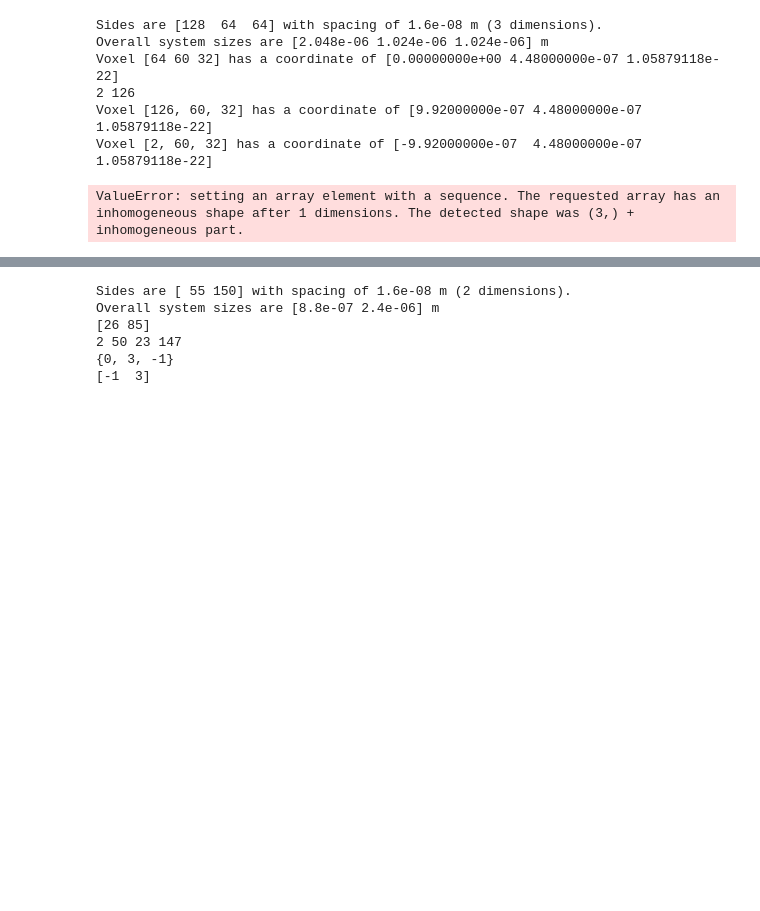
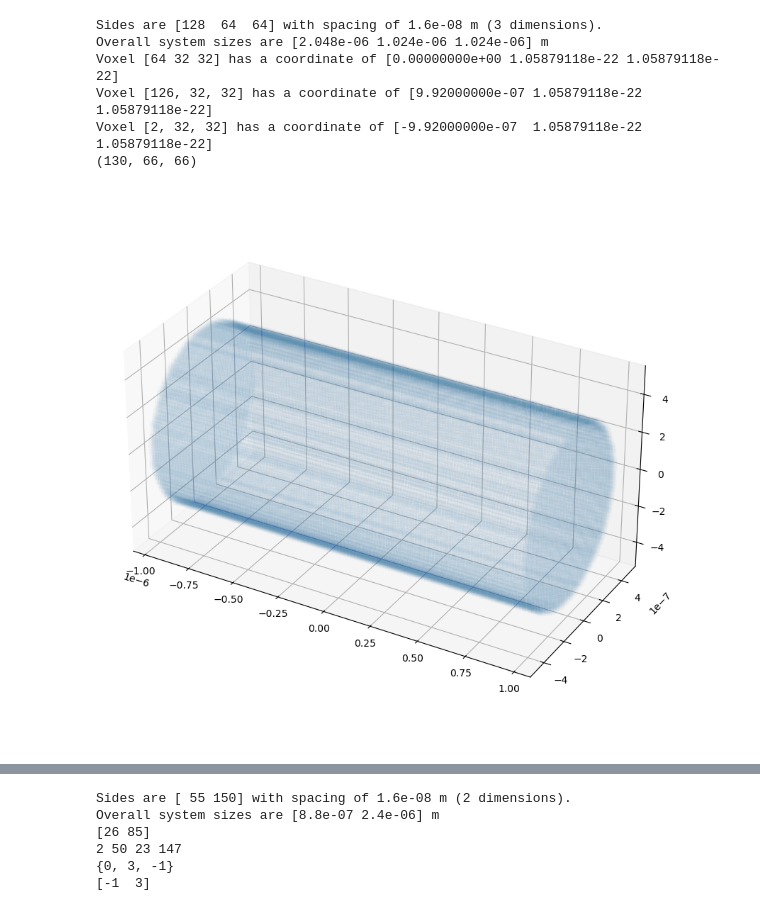
Before and after one commit to darrenjhsu/redicell_framework, a Jupyter notebook: Interactive_design_tool.ipynb, the cells around one changed output, grey strips where cells are left out. Cells and saved outputs as stored; diff of their text form; code cells hidden in the pictures; blank space fills up the shorter version.

```diff
--- a/Interactive_design_tool.ipynb
+++ b/Interactive_design_tool.ipynb
@@ -180,18 +223,19 @@ class DesignTool:
 # %%
 c = DesignTool()
 c.get_blanket_space([128, 64, 64], spacing=16e-9)
-c.add_rod(l=2e-6, r=0.45e-6, barrier_type=1, offsety=4.5e-7)#, offsety=1.6e-7)
+c.add_rod(l=2e-6, r=0.45e-6, barrier_type=1, offsety=0)#, offsety=1.6e-7)
 
 c.set_border_wall()
-c.draw3D(exclude_type=None)
+%matplotlib inline
+c.draw3D(exclude_type=[0])
 # %% [output]
 Sides are [128  64  64] with spacing of 1.6e-08 m (3 dimensions).
 Overall system sizes are [2.048e-06 1.024e-06 1.024e-06] m
-Voxel [64 60 32] has a coordinate of [0.00000000e+00 4.48000000e-07 1.05879118e-22]
-2 126
-Voxel [126, 60, 32] has a coordinate of [9.92000000e-07 4.48000000e-07 1.05879118e-22]
-Voxel [2, 60, 32] has a coordinate of [-9.92000000e-07  4.48000000e-07  1.05879118e-22]
+Voxel [64 32 32] has a coordinate of [0.00000000e+00 1.05879118e-22 1.05879118e-22]
+Voxel [126, 32, 32] has a coordinate of [9.92000000e-07 1.05879118e-22 1.05879118e-22]
+Voxel [2, 32, 32] has a coordinate of [-9.92000000e-07  1.05879118e-22  1.05879118e-22]
+(130, 66, 66)
-ValueError: setting an array element with a sequence. The requested array has an inhomogeneous shape after 1 dimensions. The detected shape was (3,) + inhomogeneous part.
+[figure, added]
 # %%
 c = DesignTool()
 c.get_blanket_space([64, 128], spacing=16e-9)
```
Also changed, not shown: parts of 6 cells of this notebook, 1 other file.
